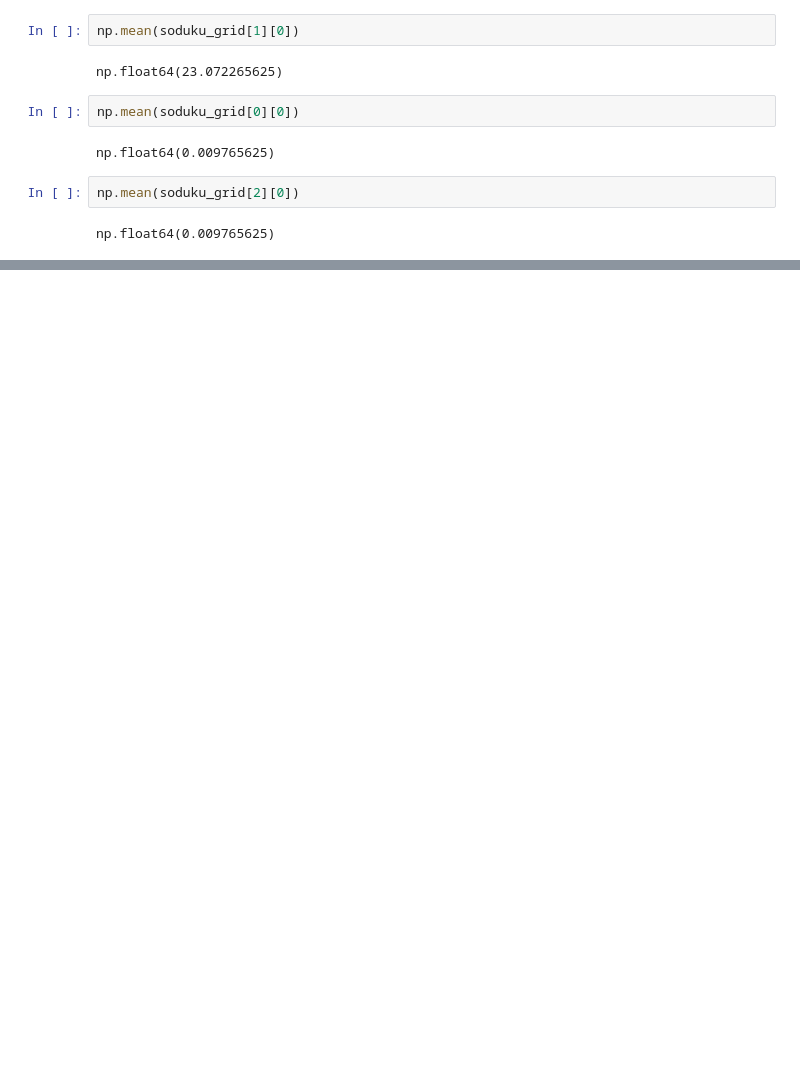
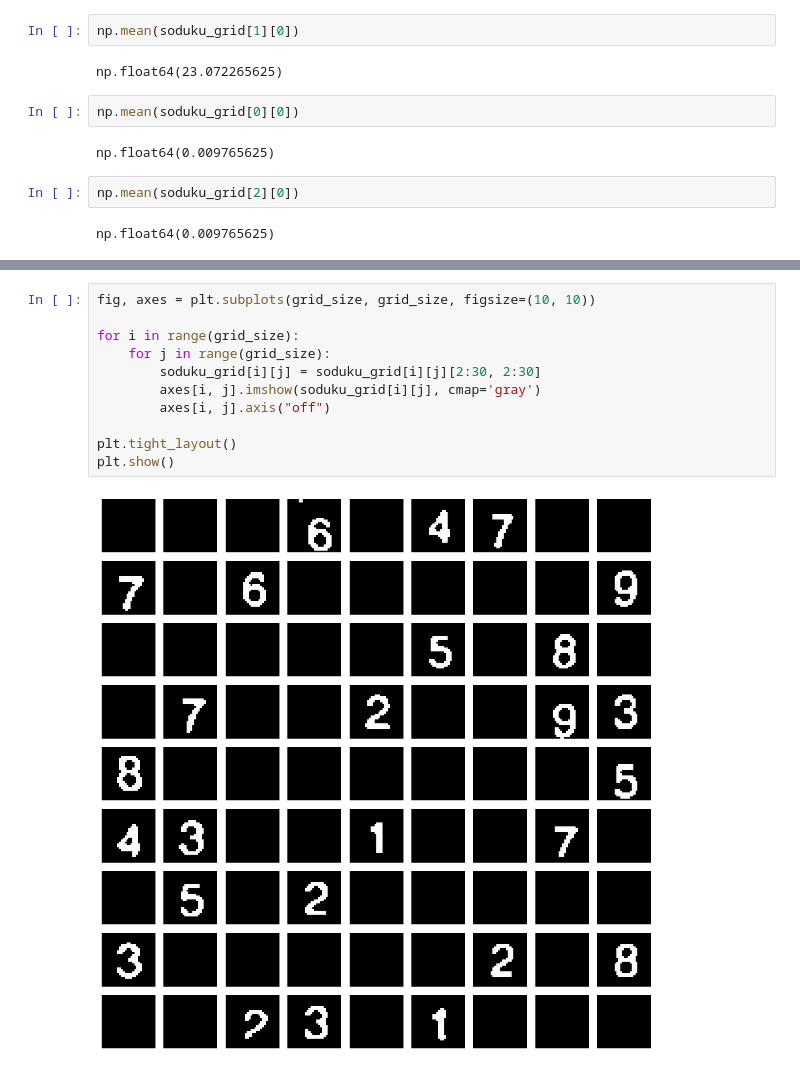
Before and after one commit to parsamhb82/AI-Powered_Sudoku_Grid_Extraction_and_Solver, a Jupyter notebook: image_processing.ipynb, the cells around one changed output, grey strips where cells are left out. Drawn from its saved outputs; the diff is of its cells as text; blank space fills up the shorter version.

```diff
--- a/image_processing.ipynb
+++ b/image_processing.ipynb
@@ -272,0 +333,13 @@ plt.show()
+# %%
+fig, axes = plt.subplots(grid_size, grid_size, figsize=(10, 10))
+
+for i in range(grid_size):
+    for j in range(grid_size):
+        soduku_grid[i][j] = soduku_grid[i][j][2:30, 2:30]
+        axes[i, j].imshow(soduku_grid[i][j], cmap='gray')
+        axes[i, j].axis("off")
+
+plt.tight_layout()
+plt.show()
+# %% [output]
+[figure, added]
```
Also changed, not shown: parts of 15 cells of this notebook, 1 other file.
